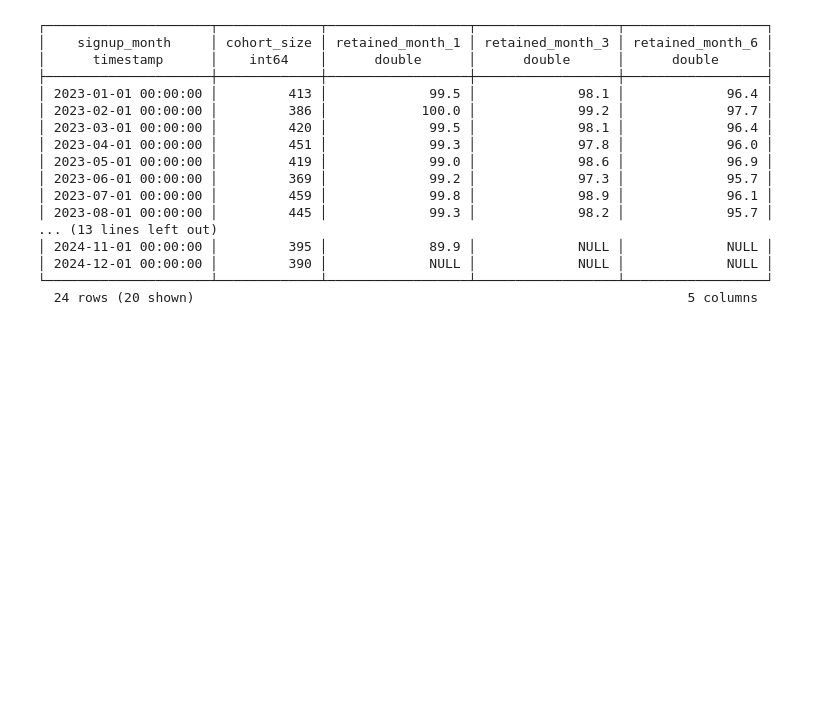
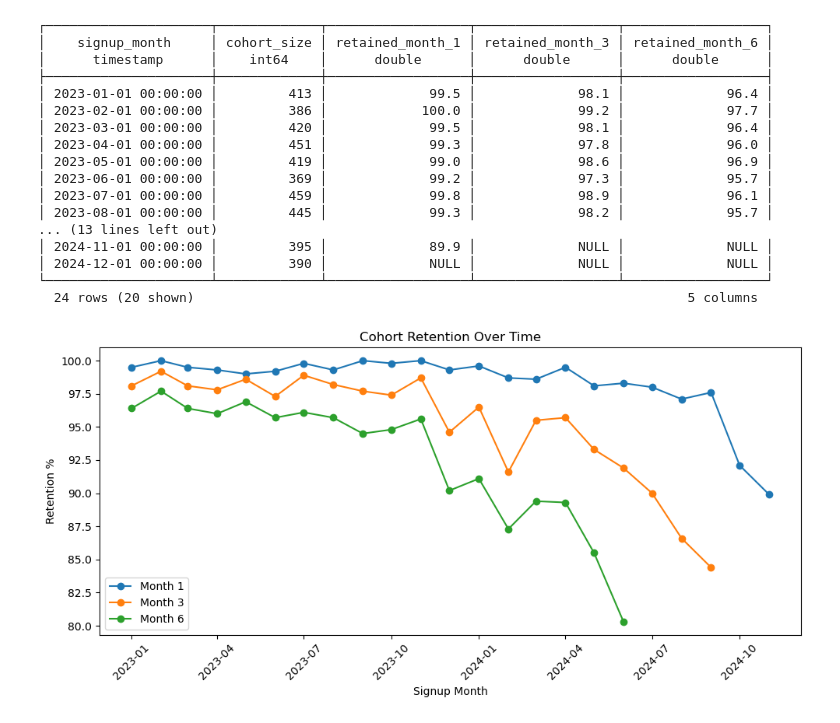
Before and after one commit to vigneshsekar21/streaming-churn-analysis, a Jupyter notebook: notebooks/01_eda.ipynb, the cells around one changed output. Cells and saved outputs as stored; diff of their text form; code cells hidden in the pictures; blank space fills up the shorter version.

Commit message:
Completed EDA notebook with interpretive findings, genre analysis, and retention curve visualization

```diff
--- a/notebooks/01_eda.ipynb
+++ b/notebooks/01_eda.ipynb
@@ -187,3 +246,68 @@ con.sql("""
 │ 2024-12-01 00:00:00 │         390 │             NULL │             NULL │             NULL │
 └─────────────────────┴─────────────┴──────────────────┴──────────────────┴──────────────────┘
   24 rows (20 shown)                                                               5 columns
+# %%
+# visualization of retention curve (use in Tableau dashboard)
+import matplotlib.pyplot as plt
+
+retention_df = con.sql("""
+    WITH cohort_base AS (
+        SELECT
+            subscriber_id,
+            DATE_TRUNC('month', signup_date::DATE) AS signup_month,
+            churned,
+            churn_date::DATE AS churn_date,
+            DATE '2024-12-31' AS observation_date
+        FROM subscribers
+    )
+    SELECT
+        signup_month,
+        COUNT(*) AS cohort_size,
+
+        CASE WHEN observation_date >= signup_month + INTERVAL 1 MONTH THEN
+            ROUND(AVG(CASE WHEN churned = 0 THEN 1
+                            WHEN churn_date > signup_month + INTERVAL 1 MONTH THEN 1
+                            ELSE 0 END) * 100, 1)
+        ELSE NULL END AS retained_month_1,
+
+        CASE WHEN observation_date >= signup_month + INTERVAL 3 MONTH THEN
+            ROUND(AVG(CASE WHEN churned = 0 THEN 1
+                            WHEN churn_date > signup_month + INTERVAL 3 MONTH THEN 1
+                            ELSE 0 END) * 100, 1)
+        ELSE NULL END AS retained_month_3,
+
+        CASE WHEN observation_date >= signup_month + INTERVAL 6 MONTH THEN
+            ROUND(AVG(CASE WHEN churned = 0 THEN 1
+                            WHEN churn_date > signup_month + INTERVAL 6 MONTH THEN 1
+                            ELSE 0 END) * 100, 1)
+        ELSE NULL END AS retained_month_6
+
+    FROM cohort_base
+    GROUP BY signup_month, observation_date
+    ORDER BY signup_month
+""").df()
+
+plt.figure(figsize=(10,5))
+plt.plot(retention_df['signup_month'], retention_df['retained_month_1'], label='Month 1', marker='o')
+plt.plot(retention_df['signup_month'], retention_df['retained_month_3'], label='Month 3', marker='o')
+plt.plot(retention_df['signup_month'], retention_df['retained_month_6'], label='Month 6', marker='o')
+plt.xlabel('Signup Month')
+plt.ylabel('Retention %')
+plt.title('Cohort Retention Over Time')
+plt.legend()
+plt.xticks(rotation=45)
+plt.tight_layout()
+plt.show()
+
+# Sanity checked that the graph is correctly generated. Month 1 line never dips beneath month 3 or 6.
+# That would be impossible.
+
+## The gap between month 1 and month 6 retention widens for more recent cohorts.
+## This is most likely sample size noise — recent cohorts have smaller effective sample
+## sizes for the longer-window checkpoints, since fewer of their members have had enough
+## time to reach month 6. In a real-world setting, I would investigate whether this widening
+## gap holds up with statistical significance testing (e.g. confidence intervals on each
+## cohort's retention rate) before concluding it reflects an actual worsening trend, rather
+## than treating it as a confirmed finding.
+# %% [output]
+[figure, added]
```
Also changed, not shown: parts of 7 cells of this notebook.
